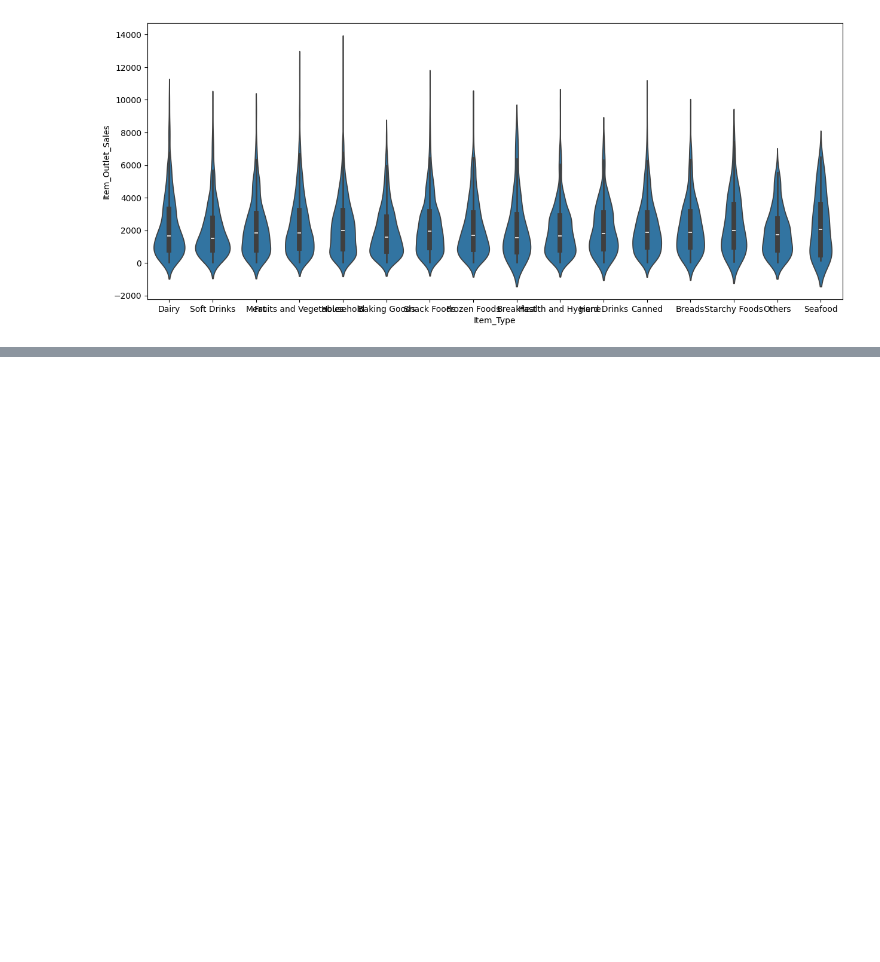
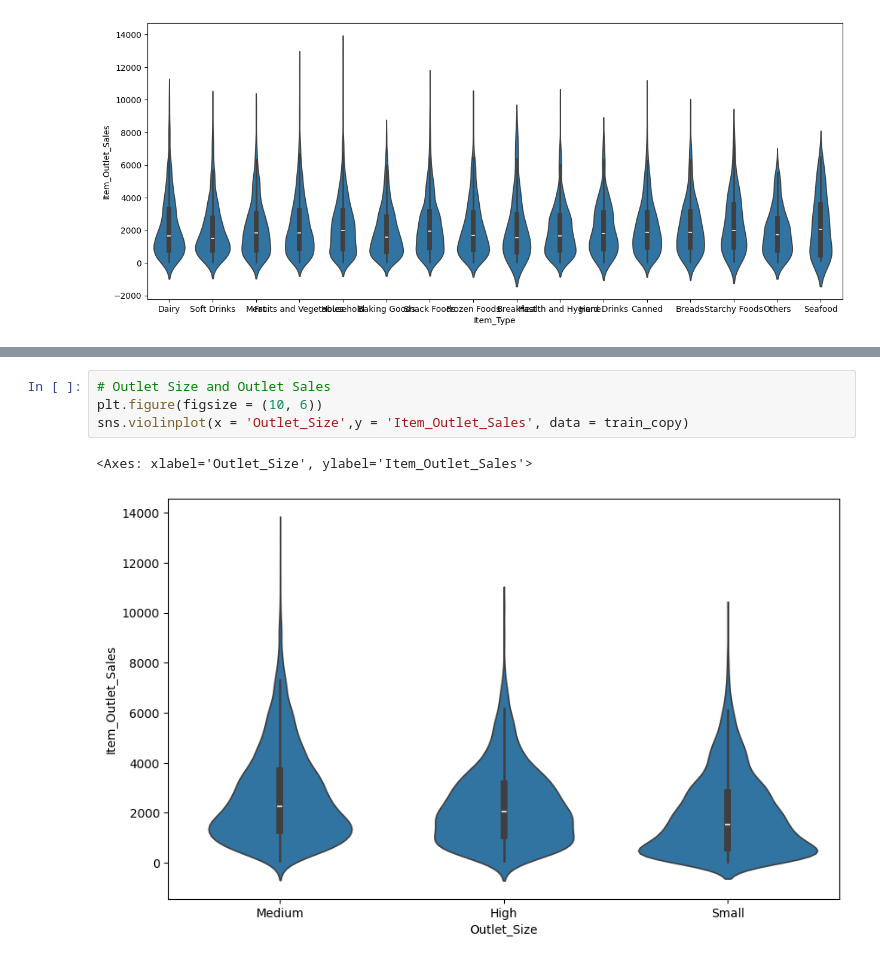
Before and after one commit to Technocolabs100/BigMart-Analysis-and-Prediction-on-Sales-Data, a Jupyter notebook: BigMartSalesPrediction.ipynb, the cells around one changed output, grey strips where cells are left out. Drawn from its saved outputs; the diff is of its cells as text; blank space fills up the shorter version.

```diff
--- a/BigMartSalesPrediction.ipynb
+++ b/BigMartSalesPrediction.ipynb
@@ -274,0 +282,7 @@ sns.violinplot(x = 'Item_Type',y = 'Item_Outlet_Sales', data = train_copy)
+# %%
+# Outlet Size and Outlet Sales
+plt.figure(figsize = (10, 6))
+sns.violinplot(x = 'Outlet_Size',y = 'Item_Outlet_Sales', data = train_copy)
+# %% [output]
+<Axes: xlabel='Outlet_Size', ylabel='Item_Outlet_Sales'>
+[figure, added]
```
Also changed, not shown: parts of 5 cells of this notebook, 1 other file.
